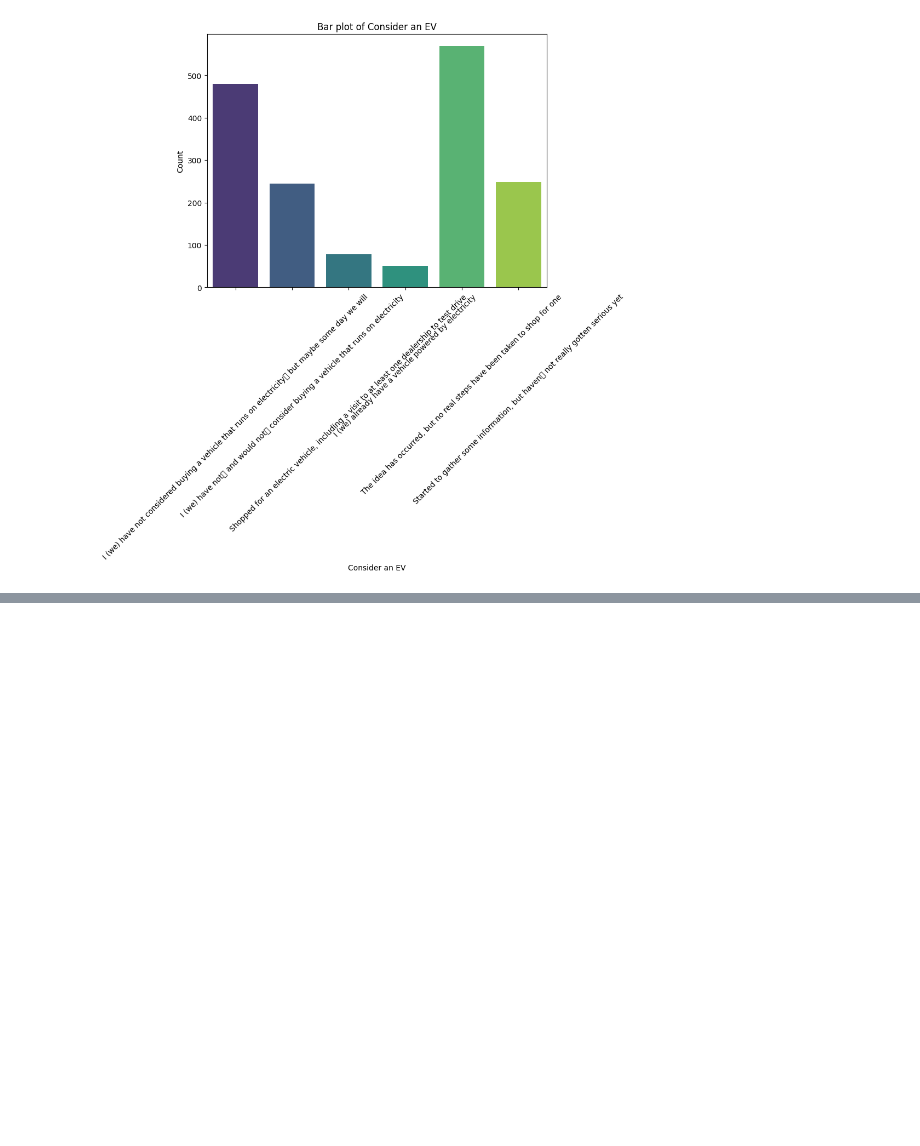
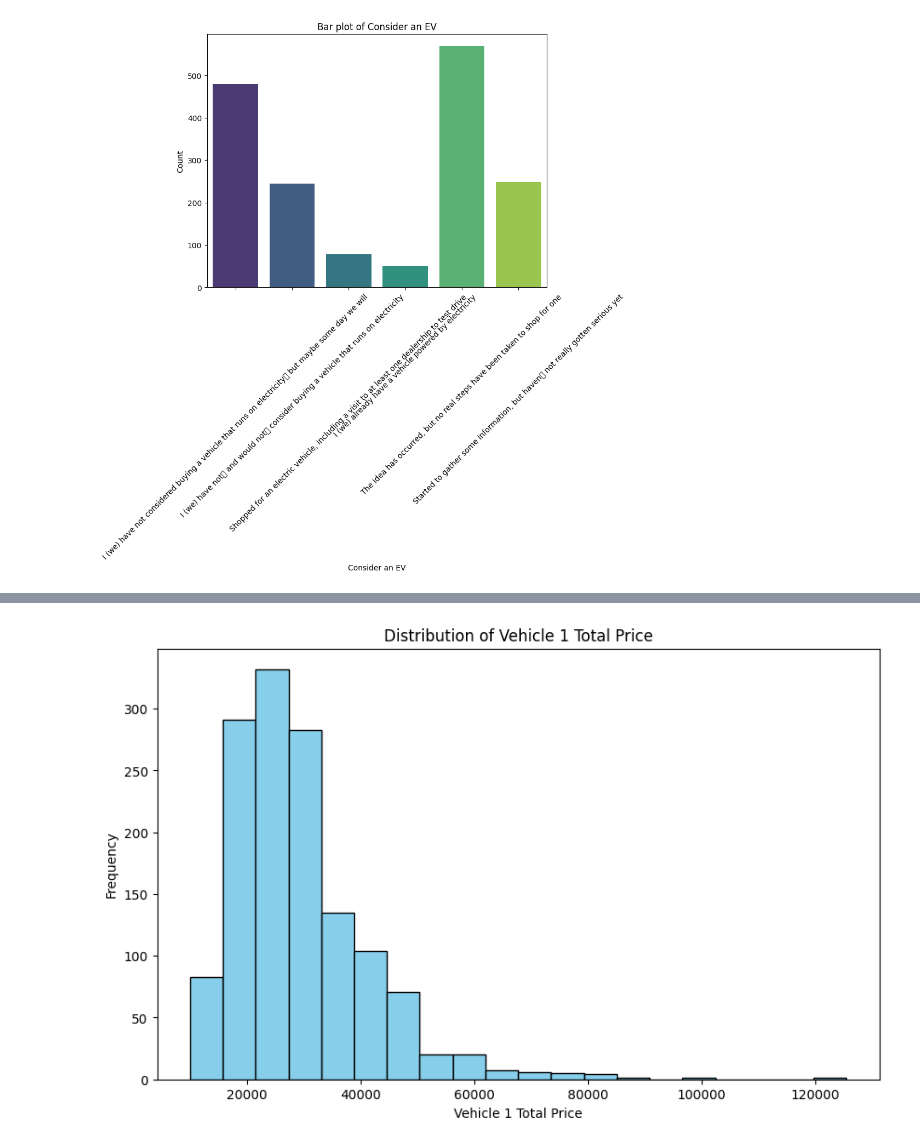
Before and after one commit to kkrusere/EV_Market-Analysis-and-Consumer-Behavior, a Jupyter notebook: data_collection_&_EDA.ipynb, the cells around one changed output, grey strips where cells are left out. Saved outputs shown, nothing was run; the diff lists cells and outputs as text; code cells hidden in the pictures; blank space fills up the shorter version.

```diff
--- a/data_collection_&_EDA.ipynb
+++ b/data_collection_&_EDA.ipynb
@@ -129,0 +152,10 @@ Passing `palette` without assigning `hue` is deprecated and will be removed in v
+# %%
+# Histogram for 'Veh 1 Total Price'
+plt.figure(figsize=(10, 6))
+plt.hist(CA_dataset['Veh 1 Total Price'], bins=20, color='skyblue', edgecolor='black')
+plt.xlabel('Vehicle 1 Total Price')
+plt.ylabel('Frequency')
+plt.title('Distribution of Vehicle 1 Total Price')
+plt.show()
+# %% [output]
+[figure, added]
```
Also changed, not shown: parts of 4 cells of this notebook.
